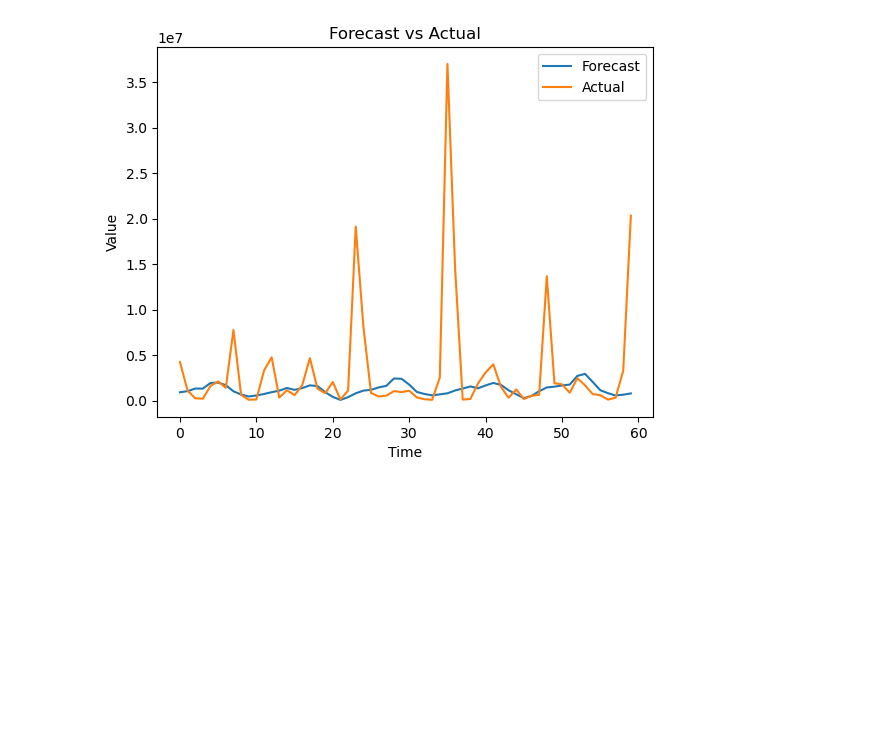
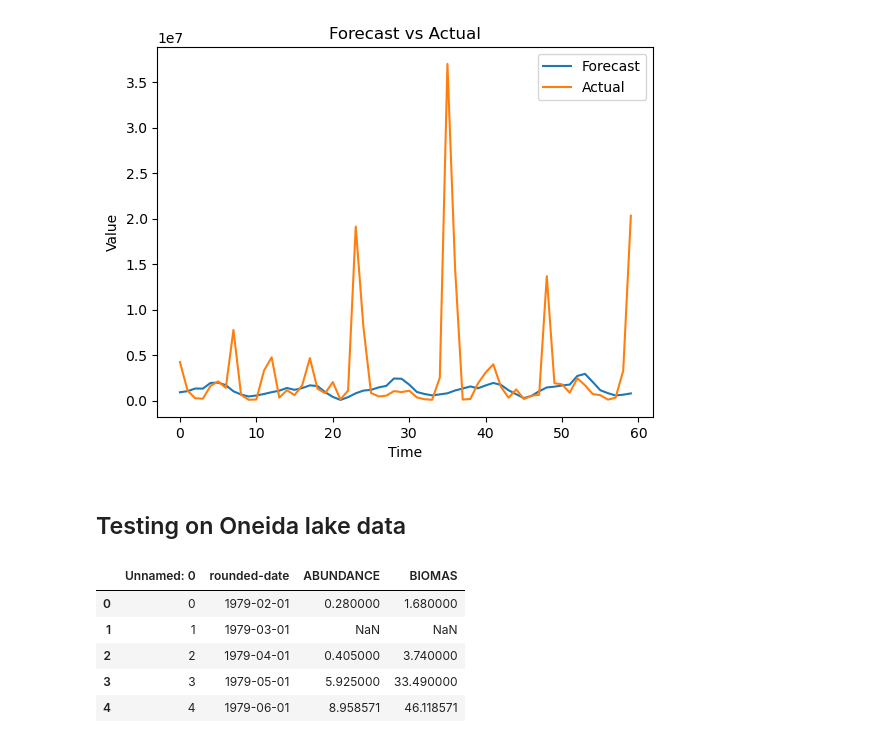
Before and after one commit to aparaselli/Chaotic-Zeroshot-Forecasting, a Jupyter notebook: test.ipynb, the cells around one changed output. Saved outputs shown, nothing was run; the diff lists cells and outputs as text; code cells hidden in the pictures; blank space fills up the shorter version.

```diff
--- a/test.ipynb
+++ b/test.ipynb
@@ -218,3 +202,15 @@ plt.title("Forecast vs Actual")
 plt.show()
 # %% [output]
 [figure]
+# %% [markdown]
+## Testing on Oneida lake data
+# %%
+df = pd.read_csv('Data/oneida-diaptomus.csv')
+df.head()
+# %% [output]
+|  | Unnamed: 0 | rounded-date | ABUNDANCE | BIOMAS |
+| 0 | 0 | 1979-02-01 | 0.280000 | 1.680000 |
+| 1 | 1 | 1979-03-01 | NaN | NaN |
+| 2 | 2 | 1979-04-01 | 0.405000 | 3.740000 |
+| 3 | 3 | 1979-05-01 | 5.925000 | 33.490000 |
+| 4 | 4 | 1979-06-01 | 8.958571 | 46.118571 |
```
Also changed, not shown: parts of 4 cells of this notebook, 7 other files.
